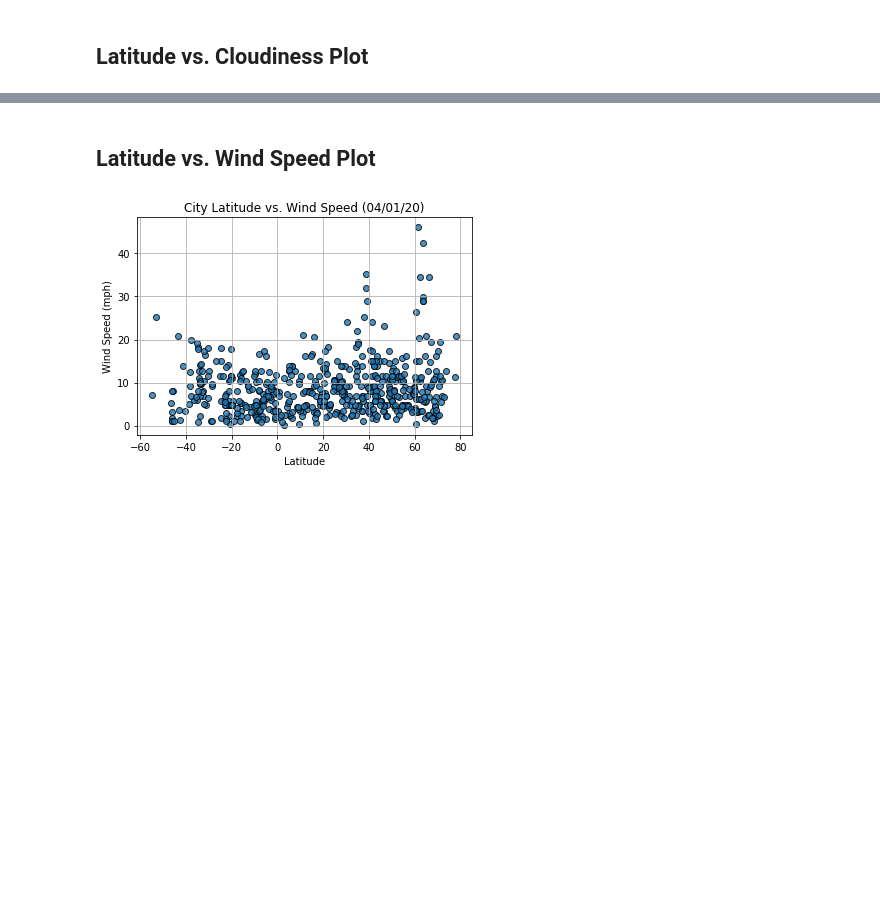
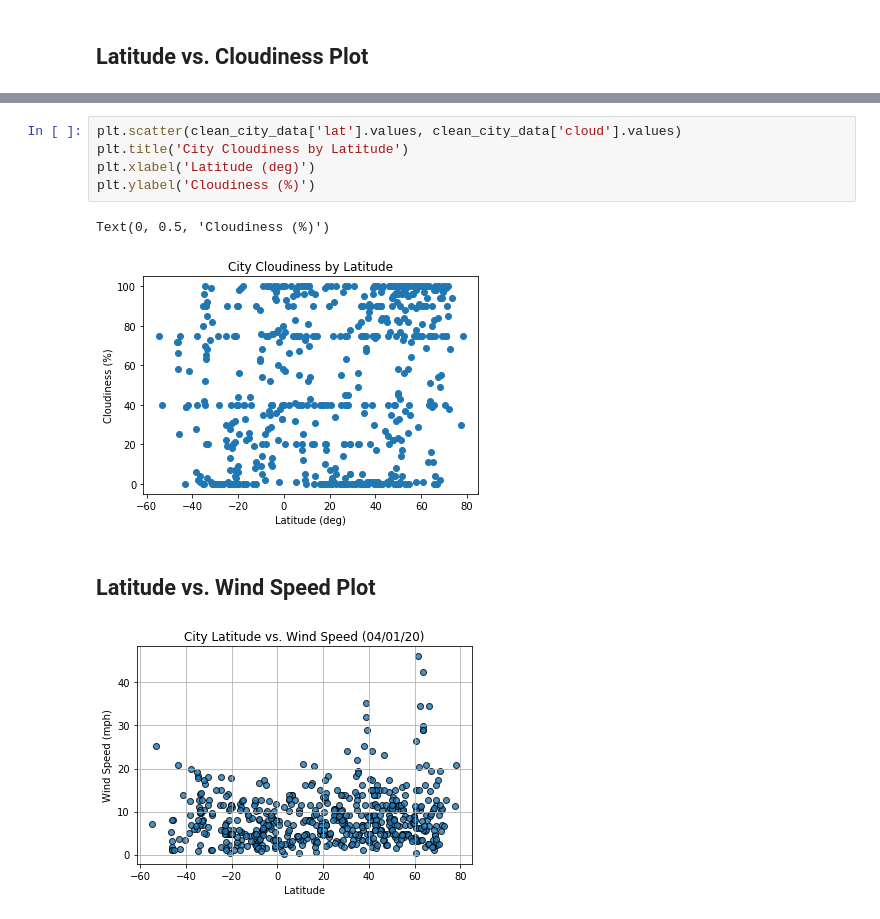
Before and after one commit to owenmeyer3/python-api-challenge, a Jupyter notebook: WeatherPy/WeatherPy.ipynb, the cells around one changed output, grey strips where cells are left out. Cells and saved outputs as stored; diff of their text form; blank space fills up the shorter version.

```diff
--- a/WeatherPy/WeatherPy.ipynb
+++ b/WeatherPy/WeatherPy.ipynb
@@ -212,3 +211,11 @@ Int64Index([], dtype='int64')
+# %%
+plt.scatter(clean_city_data['lat'].values, clean_city_data['cloud'].values)
+plt.title('City Cloudiness by Latitude')
+plt.xlabel('Latitude (deg)')
+plt.ylabel('Cloudiness (%)')
+# %% [output]
+Text(0, 0.5, 'Cloudiness (%)')
+[figure, added]
 # %% [markdown]
 ## Latitude vs. Wind Speed Plot
 # %%
```
Also changed, not shown: parts of 12 cells of this notebook.
